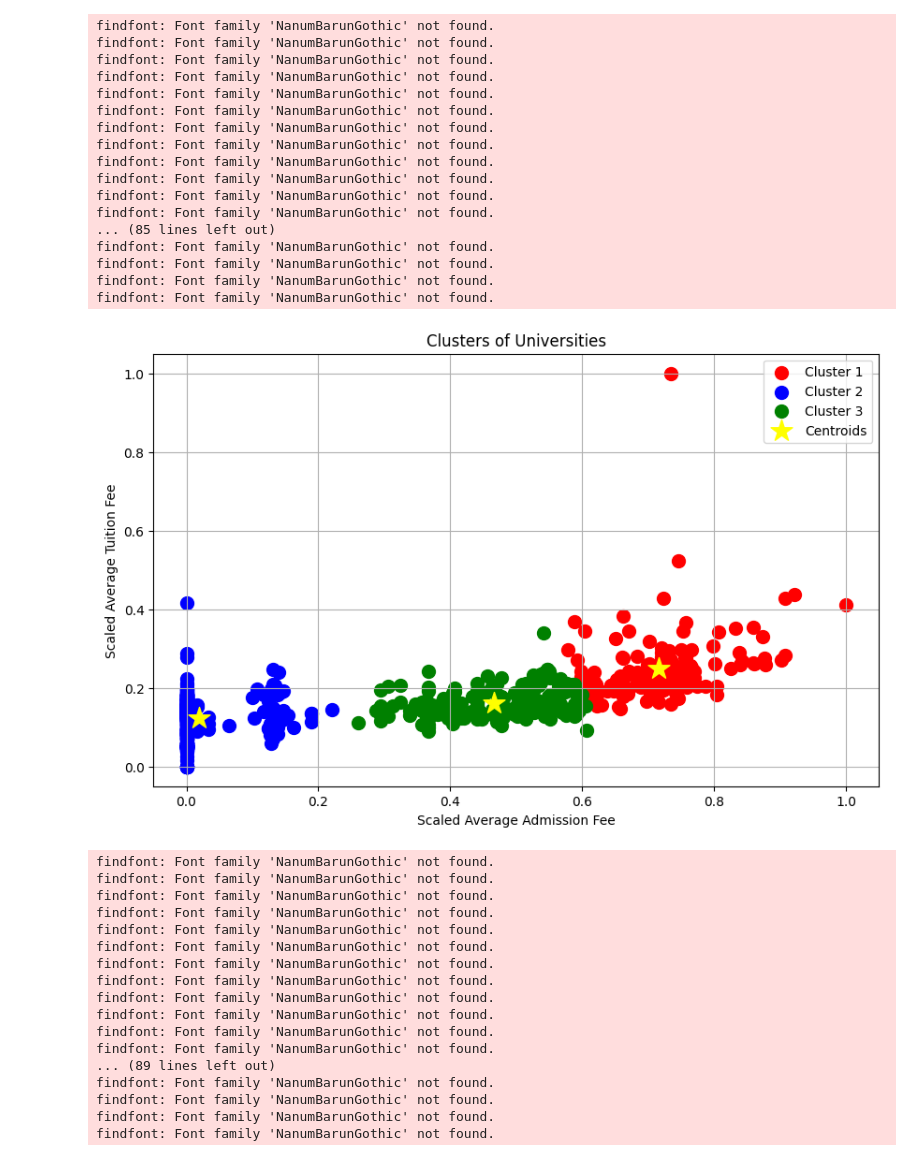
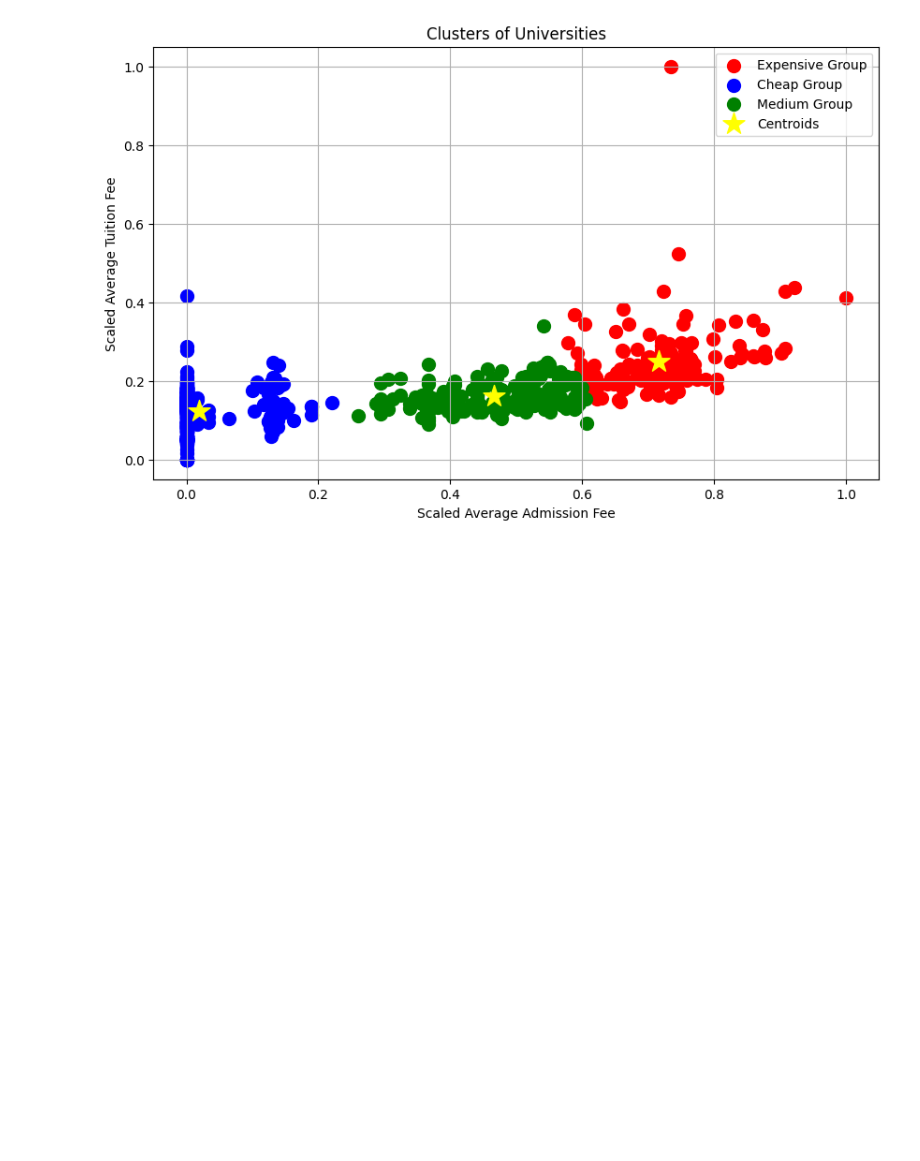
Before and after one commit to Konkuk-Univ-Glocal-Campus/ml202401-midterm-jwon112, a Jupyter notebook: clustering.ipynb, the cells around one changed output. Drawn from its saved outputs; the diff is of its cells as text; code cells hidden in the pictures; blank space fills up the shorter version.

```diff
--- a/clustering.ipynb
+++ b/clustering.ipynb
@@ -88,9 +88,9 @@ data['Cluster'] = kmeans_final.fit_predict(data_scaled)
 
 # 클러스터링 결과 시각화
 plt.figure(figsize=(10, 6))
-plt.scatter(data_scaled[data['Cluster'] == 0, 0], data_scaled[data['Cluster'] == 0, 1], s=100, c='red', label='Cluster 1')
-plt.scatter(data_scaled[data['Cluster'] == 1, 0], data_scaled[data['Cluster'] == 1, 1], s=100, c='blue', label='Cluster 2')
-plt.scatter(data_scaled[data['Cluster'] == 2, 0], data_scaled[data['Cluster'] == 2, 1], s=100, c='green', label='Cluster 3')
+plt.scatter(data_scaled[data['Cluster'] == 0, 0], data_scaled[data['Cluster'] == 0, 1], s=100, c='red', label='Expensive Group')
+plt.scatter(data_scaled[data['Cluster'] == 1, 0], data_scaled[data['Cluster'] == 1, 1], s=100, c='blue', label='Cheap Group')
+plt.scatter(data_scaled[data['Cluster'] == 2, 0], data_scaled[data['Cluster'] == 2, 1], s=100, c='green', label='Medium Group')
 plt.scatter(kmeans_final.cluster_centers_[:, 0], kmeans_final.cluster_centers_[:, 1], s=300, c='yellow', marker='*', label='Centroids')
 plt.title('Clusters of Universities')
 plt.xlabel('Scaled Average Admission Fee')
@@ -103,12 +103,16 @@ plt.show()
 # 속성명을 영어로 번역
 data.rename(columns={'설립형태구분명': 'Type of Establishment', '대학구분명': 'University Type', '시도명': 'Province'}, inplace=True)
 
+cluster_labels = {0: 'Expensive Group', 1: 'Cheap Group', 2: 'Medium Group'}
+data['Cluster Label'] = data['Cluster'].map(cluster_labels)
+
 for attribute in ['Type of Establishment', 'University Type', 'Province']:
     plt.figure(figsize=(12, 6))
     sns.countplot(x=attribute, hue='Cluster', data=data)
     plt.title(f'Distribution of {attribute} by Cluster')
     plt.xticks(rotation=45)
-    plt.legend(title='Cluster')
+    legend_labels = ['Expensive Group', 'Cheap Group', 'Medium Group']
+    plt.legend(title='Cluster Group', labels=legend_labels)
     plt.show()
 # %% [output]
 Initial data:
@@ -145,36 +132,2 @@ findfont: Font family 'NanumBarunGothic' not found.
 [figure]
-findfont: Font family 'NanumBarunGothic' not found.
-findfont: Font family 'NanumBarunGothic' not found.
-findfont: Font family 'NanumBarunGothic' not found.
-findfont: Font family 'NanumBarunGothic' not found.
-findfont: Font family 'NanumBarunGothic' not found.
-findfont: Font family 'NanumBarunGothic' not found.
-findfont: Font family 'NanumBarunGothic' not found.
-findfont: Font family 'NanumBarunGothic' not found.
-findfont: Font family 'NanumBarunGothic' not found.
-findfont: Font family 'NanumBarunGothic' not found.
-findfont: Font family 'NanumBarunGothic' not found.
-findfont: Font family 'NanumBarunGothic' not found.
-... (85 lines left out)
-findfont: Font family 'NanumBarunGothic' not found.
-findfont: Font family 'NanumBarunGothic' not found.
-findfont: Font family 'NanumBarunGothic' not found.
-findfont: Font family 'NanumBarunGothic' not found.
-[figure, old version]
+[figure, new version]
-findfont: Font family 'NanumBarunGothic' not found.
-findfont: Font family 'NanumBarunGothic' not found.
-findfont: Font family 'NanumBarunGothic' not found.
-findfont: Font family 'NanumBarunGothic' not found.
-findfont: Font family 'NanumBarunGothic' not found.
-findfont: Font family 'NanumBarunGothic' not found.
-findfont: Font family 'NanumBarunGothic' not found.
-findfont: Font family 'NanumBarunGothic' not found.
-findfont: Font family 'NanumBarunGothic' not found.
-findfont: Font family 'NanumBarunGothic' not found.
-findfont: Font family 'NanumBarunGothic' not found.
-findfont: Font family 'NanumBarunGothic' not found.
-... (89 lines left out)
-findfont: Font family 'NanumBarunGothic' not found.
-findfont: Font family 'NanumBarunGothic' not found.
-findfont: Font family 'NanumBarunGothic' not found.
-findfont: Font family 'NanumBarunGothic' not found.
```
Also changed, not shown: parts of 4 cells of this notebook.
